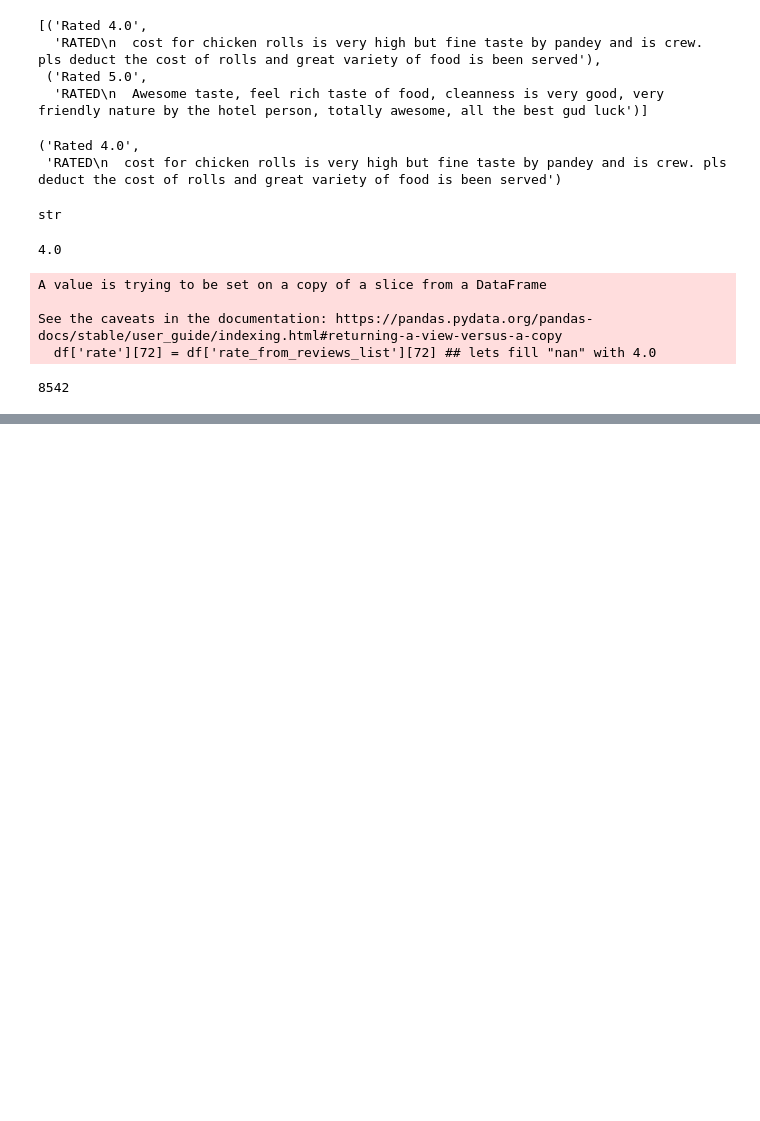
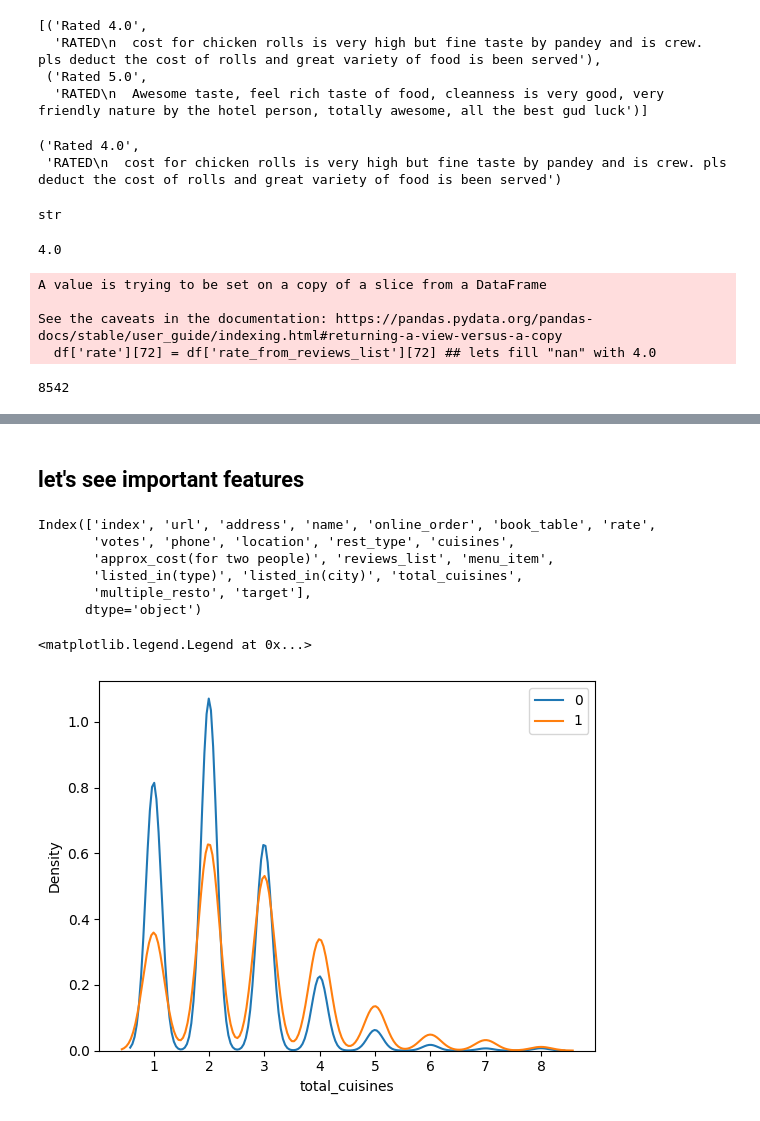
Before and after one commit to ABHISHEK-ALGO/ZOMATO-TIP, a Jupyter notebook: zomato .ipynb, the cells around one changed output, grey strips where cells are left out. Drawn from its saved outputs; the diff is of its cells as text; code cells hidden in the pictures; blank space fills up the shorter version.

```diff
--- a/zomato .ipynb
+++ b/zomato .ipynb
@@ -32,3 +14,5 @@ df
+# %%
+df = pd.read_sql_query('SELECT * FROM USERS' , con)
 # %%
 df.shape
 # %% [output]
@@ -397,0 +438,7 @@ dataframe.head(3)
+# %%
+# creating a function
+def count(row):
+    return len(row.split(','))
+# %%
+dataframe['total_cuisines'] = dataframe['cuisines'].astype(str).apply(count)
+dataframe['multiple_resto'] = dataframe['rest_type'].astype(str).apply(count)
@@ -397,0 +452,22 @@ dataframe.head(3)
+# %% [markdown]
+## let's  see important features
+# %%
+#making a target feature
+threshold=3.80
+dataframe['target'] = dataframe['rate'].apply(lambda x: 1 if x>=threshold else 0)
+# %%
+dataframe.columns
+# %% [output]
+Index(['index', 'url', 'address', 'name', 'online_order', 'book_table', 'rate',
+       'votes', 'phone', 'location', 'rest_type', 'cuisines',
+       'approx_cost(for two people)', 'reviews_list', 'menu_item',
+       'listed_in(type)', 'listed_in(city)', 'total_cuisines',
+       'multiple_resto', 'target'],
+      dtype='object')
+# %%
+sns.distplot(dataframe[dataframe['target']==0]['total_cuisines'],hist=False,label=0)
+sns.distplot(dataframe[dataframe['target']==1]['total_cuisines'],hist = False,label=1)
+plt.legend()
+# %% [output]
+<matplotlib.legend.Legend at 0x...>
+[figure, added]
```
Also changed, not shown: parts of 57 cells of this notebook.
